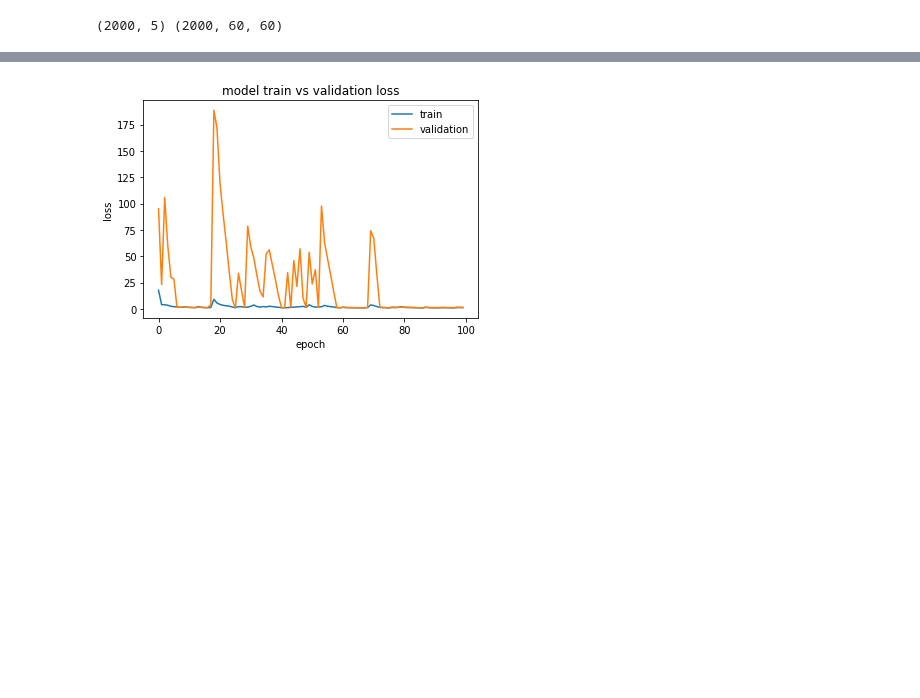
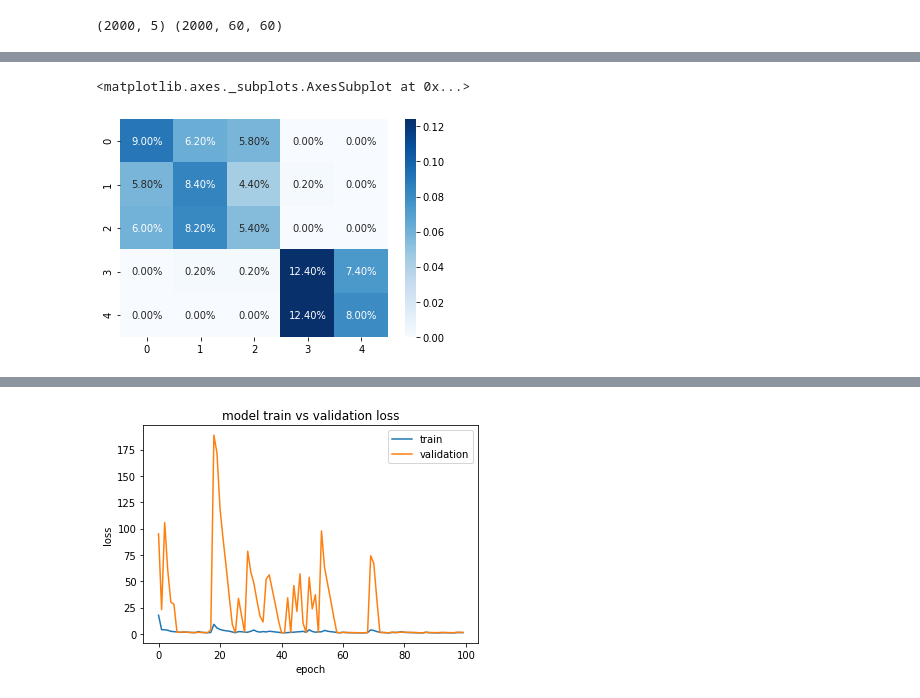
Before and after one commit to Syed-Osama-Hussain/Imagined-Speech-Prediction-from-EEG, a Jupyter notebook: all_words_model.ipynb, the cells around one changed output, grey strips where cells are left out. Drawn from its saved outputs; the diff is of its cells as text; code cells hidden in the pictures; blank space fills up the shorter version.

```diff
--- a/all_words_model.ipynb
+++ b/all_words_model.ipynb
@@ -490,3 +492,13 @@ Epoch 146/200
+# %%
+predictions = model.predict(x_test,verbose=0)
+np.round(predictions)
+rounded_labels = np.argmax(y_test, axis=1)
+rounded_predictions = np.argmax(predictions, axis=1)
+cf = confusion_matrix(rounded_labels,rounded_predictions)
+sns.heatmap(cf/np.sum(cf), annot=True, fmt='.2%', cmap='Blues')
+# %% [output]
+<matplotlib.axes._subplots.AxesSubplot at 0x...>
+[figure, added]
 # %%
   plt.plot(history.history['loss'])
   plt.plot(history.history['val_loss'])
```
Also changed, not shown: parts of 6 cells of this notebook.
